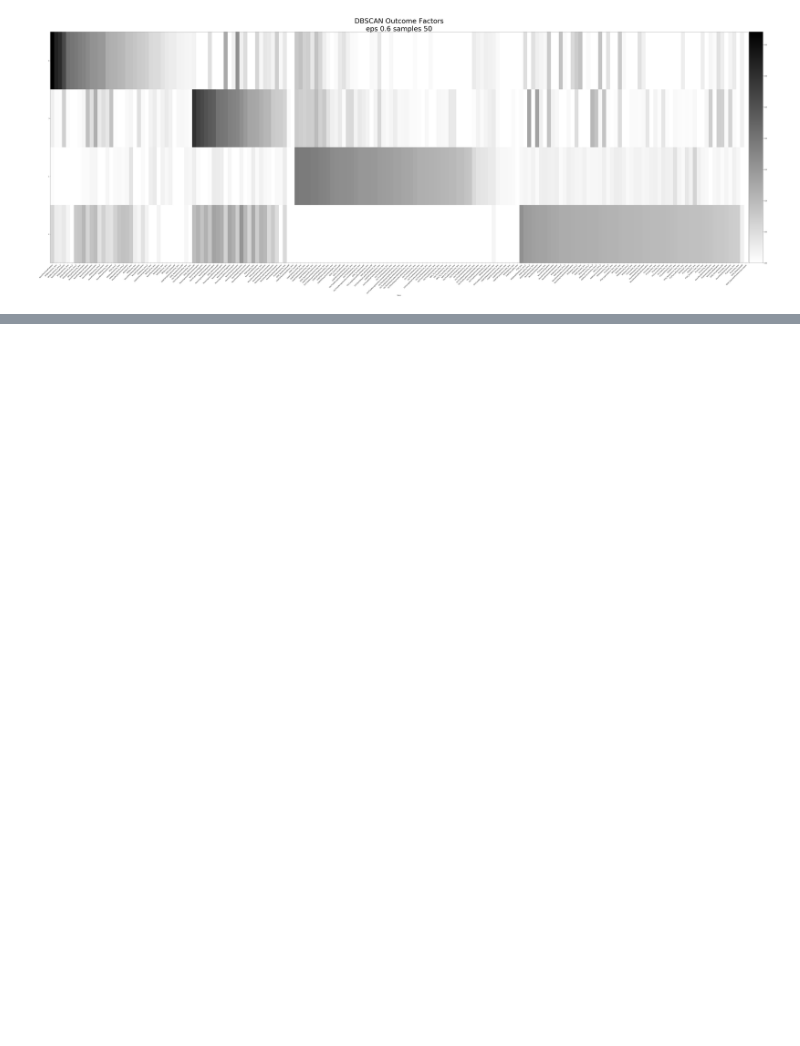
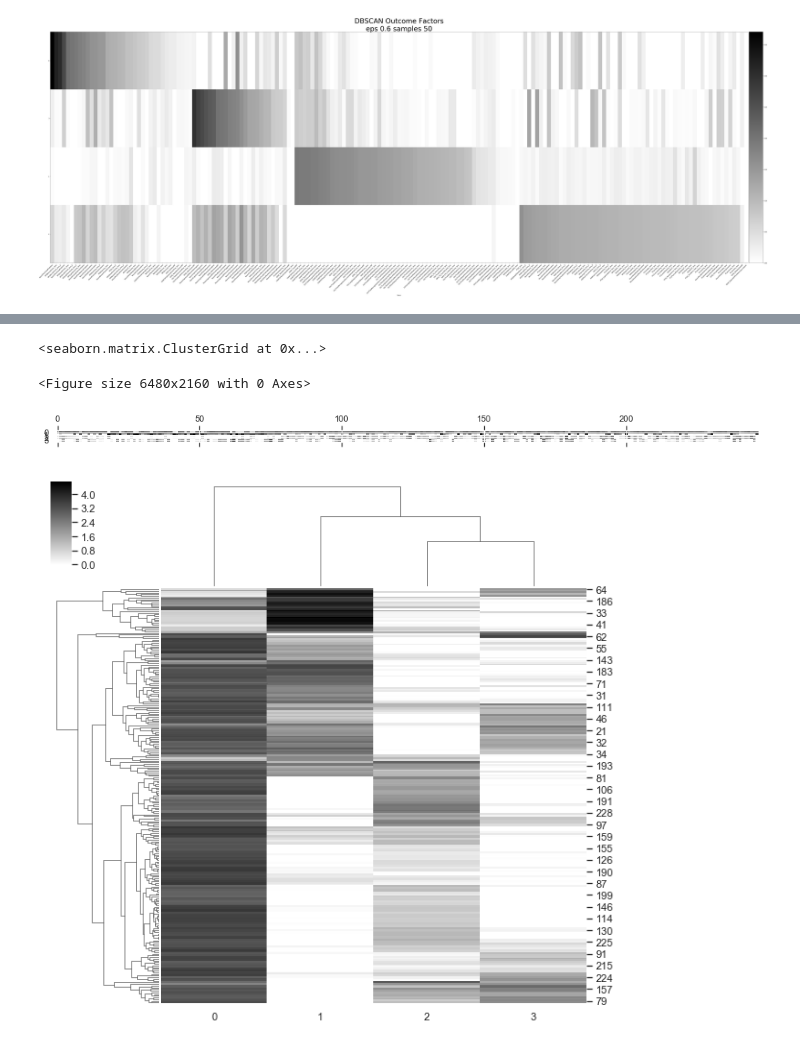
Before and after one commit to BouchardLab/ML_4_prec_prognosis, a Jupyter notebook: notebooks/uoinmf_dbscan.ipynb, the cells around one changed output, grey strips where cells are left out. Drawn from its saved outputs; the diff is of its cells as text; code cells hidden in the pictures; blank space fills up the shorter version.

```diff
--- a/notebooks/uoinmf_dbscan.ipynb
+++ b/notebooks/uoinmf_dbscan.ipynb
@@ -110,0 +84,9 @@ plt.savefig('/Users/ahyeon/Desktop/activ misc/dbscan_bm.pdf')
+# %%
+plt.figure(figsize=(90,30))
+plt.matshow(bm_weight.T, cmap='gray_r')
+sns.clustermap(bm_weight, cmap='gray_r')
+# %% [output]
+<seaborn.matrix.ClusterGrid at 0x...>
+<Figure size 6480x2160 with 0 Axes>
+[figure, added]
+[figure, added]
```
Also changed, not shown: parts of 7 cells of this notebook, 13 other files.
